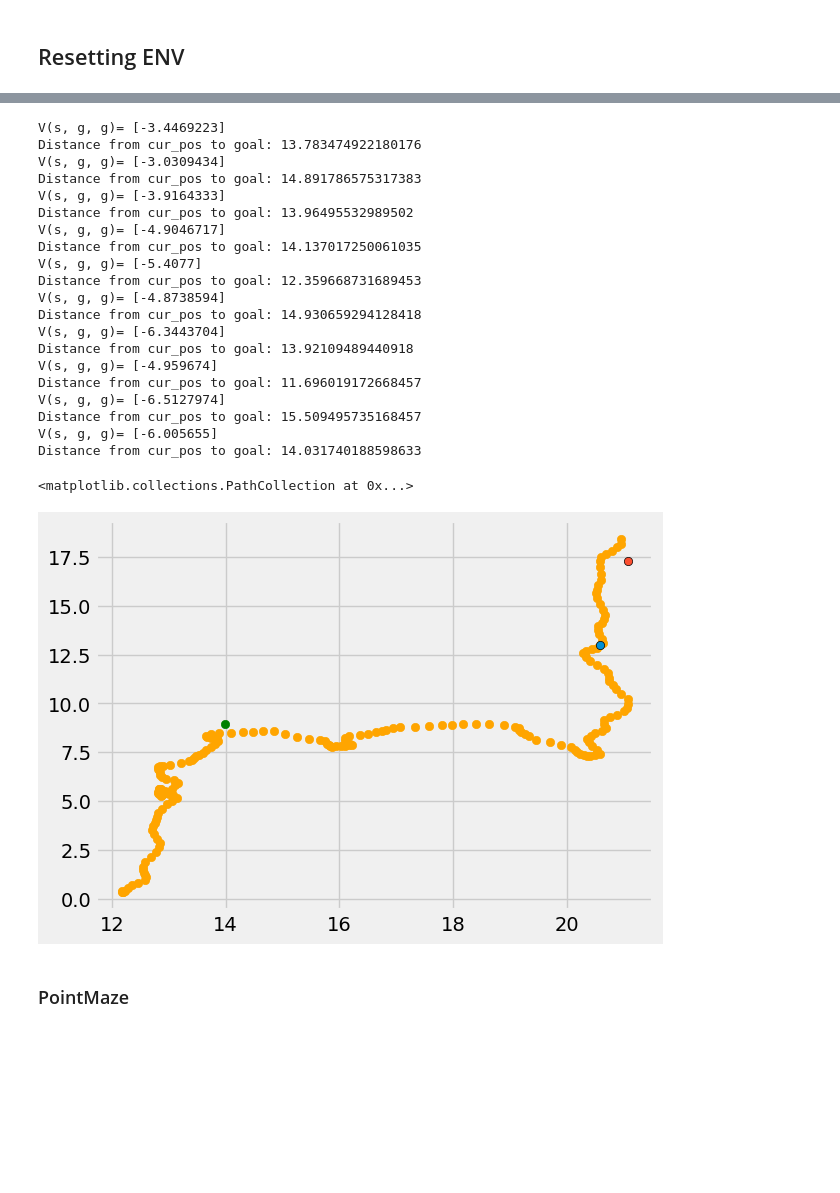
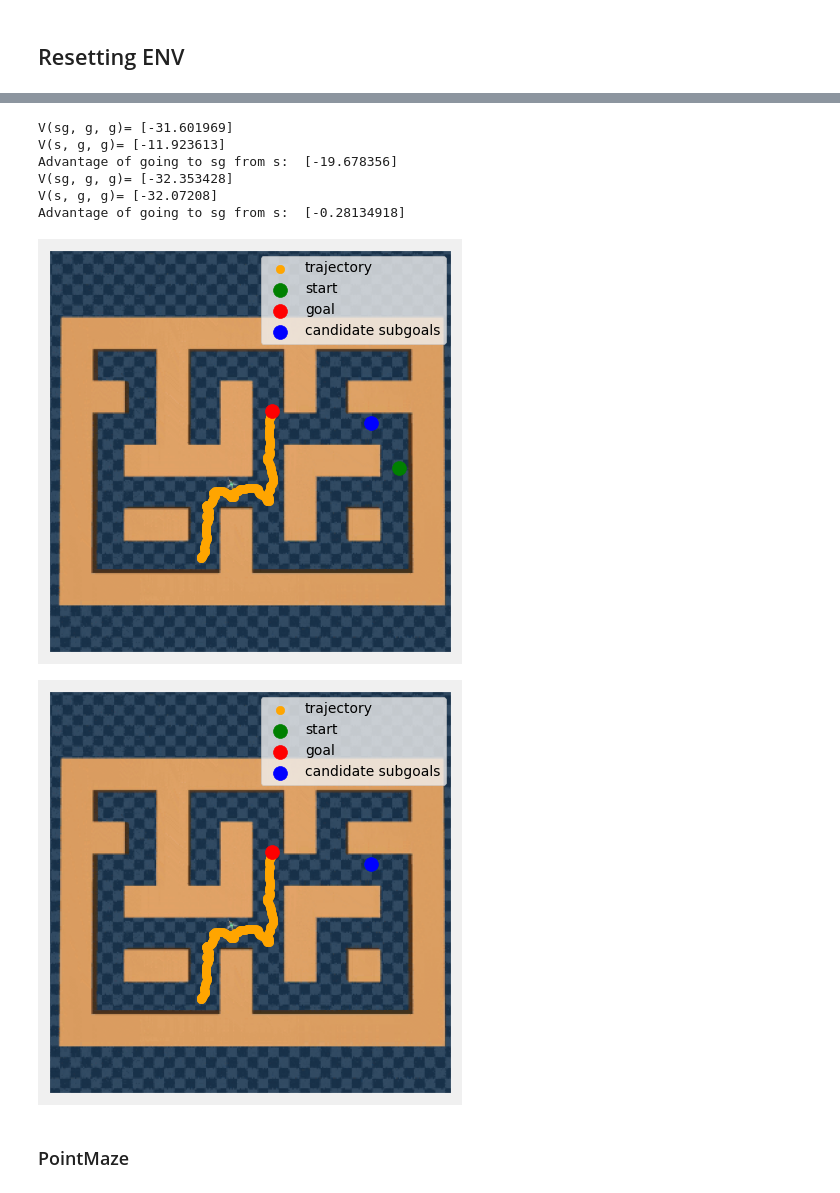
Before and after one commit to skylooop/AILOT, a Jupyter notebook: notebooks/D4RL_viz.ipynb, the cells around one changed output, grey strips where cells are left out. Cells and saved outputs as stored; diff of their text form; code cells hidden in the pictures; blank space fills up the shorter version.

```diff
--- a/notebooks/D4RL_viz.ipynb
+++ b/notebooks/D4RL_viz.ipynb
@@ -534,3 +498,5 @@ Distance from rand point to start: 17.235998153686523
 # %%
-z_target = eval_ensemble_psi(icvf_model.value_learner.model, target_subgoal[None]).mean(axis=0)
-z_rand = eval_ensemble_psi(icvf_model.value_learner.model, rand_point[None])[0].mean(axis=0)
+z_target = eval_ensemble_psi(icvf_model.value_learner.model, sample['ailot_goal']).mean(axis=0)
+z_target_subgoal = eval_ensemble_psi(icvf_model.value_learner.model, sample['ailot_subgoals']).mean(axis=0)
+z_start = eval_ensemble_psi(icvf_model.value_learner.model, sample['observations']).mean(axis=0)
+z_next_start = eval_ensemble_psi(icvf_model.value_learner.model, sample['next_observations']).mean(axis=0)
@@ -675,3 +653,0 @@ updated_actor_intents_learner = gradient_flow(target_goal=target_subgoal, cost_f
-# %%
-start_point = state_list[140]
-eval_ensemble_icvf_gotil(icvf_model.value_learner.model, start_point[None], z_target).mean(axis=0)
@@ -763,6 +690,10 @@ start_point = state_list[125]
 # %%
+sample = gc_dataset.sample(1)
+start_point = sample['observations'][0]
+target_goal = sample['ailot_goal'][0]
+
 env.reset()
-env.env.env._wrapped_env.set_xy(start_point)
-env.env.env._wrapped_env.set_target((target_subgoal[0], target_subgoal[1]))
+env.env.env._wrapped_env.set_xy((start_point[0], start_point[1]))
+env.env.env._wrapped_env.set_target((target_goal[0], target_goal[1]))
 #env.env.env._wrapped_env._get_obs()
 # %% [output]
@@ -781,40 +712,35 @@ plt.scatter(*(rand_point[0], rand_point[1]), label="rnd for ot", edgecolors='bla
 # %%
-for i in range(200):
-    key, sample_key = jax.random.split(sample_key, 2)
-    action = jax.device_get(updated_actor.model(start_point.squeeze(), updated_actor_intents_learner.model(start_point).sample(seed=sample_key)).sample(seed=sample_key))
+from matplotlib.animation import FuncAnimation
+from IPython.display import HTML
+
+sample_key = jax.random.PRNGKey(42)
+curr_point = start_point
+
+for i in range(100):
+    key, sample_key = jax.random.split(sample_key, 2) #updated_actor_intents_learner.model(start_point).sample(seed=sample_key)
+    action = jax.device_get(updated_actor.model(curr_point.squeeze(), z_target.squeeze()).sample(seed=sample_key))
     action = jnp.clip(action, -1, 1)
     new_obs, _, _ ,_ = env.step(action)
-    start_point = new_obs
-    if i % 20 == 0:
-        print("V(s, g, g)=", get_v_zz(icvf_model, target_subgoal[None], start_point[None]))
-        print(f"Distance from cur_pos to goal: {np.linalg.norm(eval_ensemble_psi(icvf_model.value_learner.model, start_point[None]) - eval_ensemble_psi(icvf_model.value_learner.model, target_subgoal[None]))}")
+    if i % 50 == 0:
+        print("V(sg, g, g)=", get_v_zz(icvf_model, target_goal, new_obs[None]))
+        print("V(s, g, g)=", get_v_zz(icvf_model, target_goal, curr_point[None]))
+        print("Advantage of going to sg from s: ", get_v_zz(icvf_model, target_goal, new_obs[None]) - get_v_zz(icvf_model, target_goal, curr_point[None]))
 
+        plot_traj_image(sample, curr_point, sample['ailot_goal'][0], new_obs, "notebooks/antmaze-large.png")
+    curr_point = new_obs
 
-plt.scatter(state_list[:, 0], state_list[:, 1], alpha=1, label='trajectory', color='orange')
-plt.scatter(*env.env.env._wrapped_env.target_goal, label="subgoal", edgecolors='black', alpha=1)
-plt.scatter(new_obs[0], new_obs[1], alpha=1, label='start', color='green')
-
-plt.scatter(*(rand_point[0], rand_point[1]), label="rnd for ot", edgecolors='black', alpha=1)
+# animation = FuncAnimation(anim_fig, plot_traj_image, frames=curr_points)
+# HTML(animation.to_html5_video())
+# plt.scatter(expert_trajectory[:, 0], expert_trajectory[:, 1], alpha=1, label='trajectory', color='orange')
+# plt.scatter(*env.env.env._wrapped_env.target_goal, label="goal", edgecolors='black', alpha=1)
+# plt.scatter(new_obs[0], new_obs[1], alpha=1, label='start', color='green')
+# plt.legend()
 # %% [output]
-V(s, g, g)= [-3.4469223]
-Distance from cur_pos to goal: 13.783474922180176
-V(s, g, g)= [-3.0309434]
-Distance from cur_pos to goal: 14.891786575317383
-V(s, g, g)= [-3.9164333]
-Distance from cur_pos to goal: 13.96495532989502
-V(s, g, g)= [-4.9046717]
-Distance from cur_pos to goal: 14.137017250061035
-V(s, g, g)= [-5.4077]
-Distance from cur_pos to goal: 12.359668731689453
-V(s, g, g)= [-4.8738594]
-Distance from cur_pos to goal: 14.930659294128418
-V(s, g, g)= [-6.3443704]
-Distance from cur_pos to goal: 13.92109489440918
-V(s, g, g)= [-4.959674]
-Distance from cur_pos to goal: 11.696019172668457
-V(s, g, g)= [-6.5127974]
-Distance from cur_pos to goal: 15.509495735168457
-V(s, g, g)= [-6.005655]
-Distance from cur_pos to goal: 14.031740188598633
+V(sg, g, g)= [-31.601969]
+V(s, g, g)= [-11.923613]
+Advantage of going to sg from s:  [-19.678356]
+V(sg, g, g)= [-32.353428]
+V(s, g, g)= [-32.07208]
+Advantage of going to sg from s:  [-0.28134918]
-<matplotlib.collections.PathCollection at 0x...>
-[figure, old version]
+[figure, new version]
+[figure, added]
```
Also changed, not shown: parts of 37 cells of this notebook, 8 other files.
